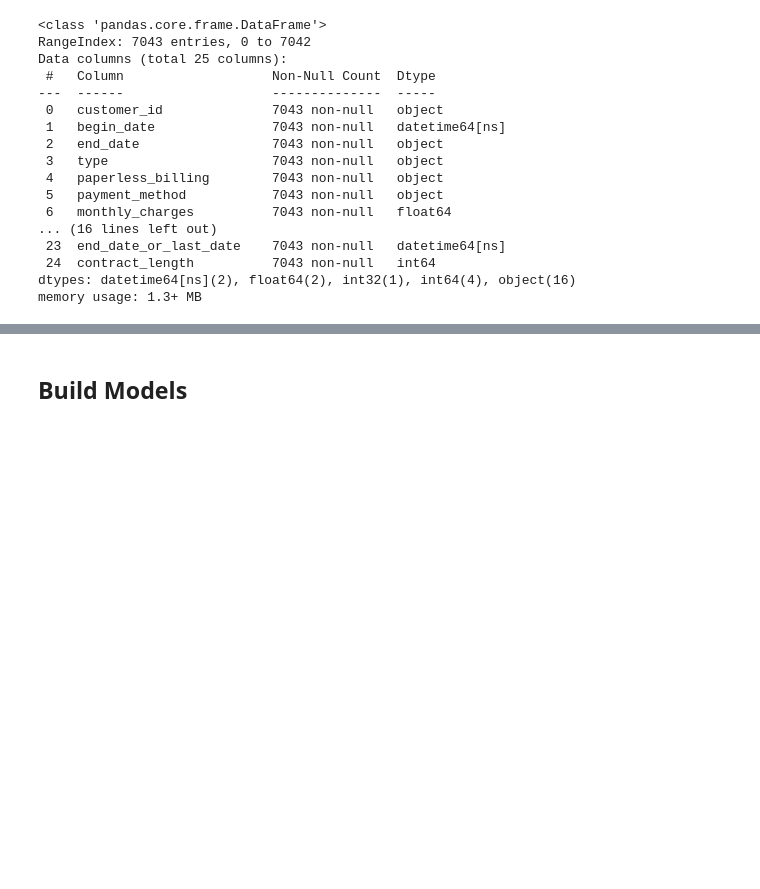
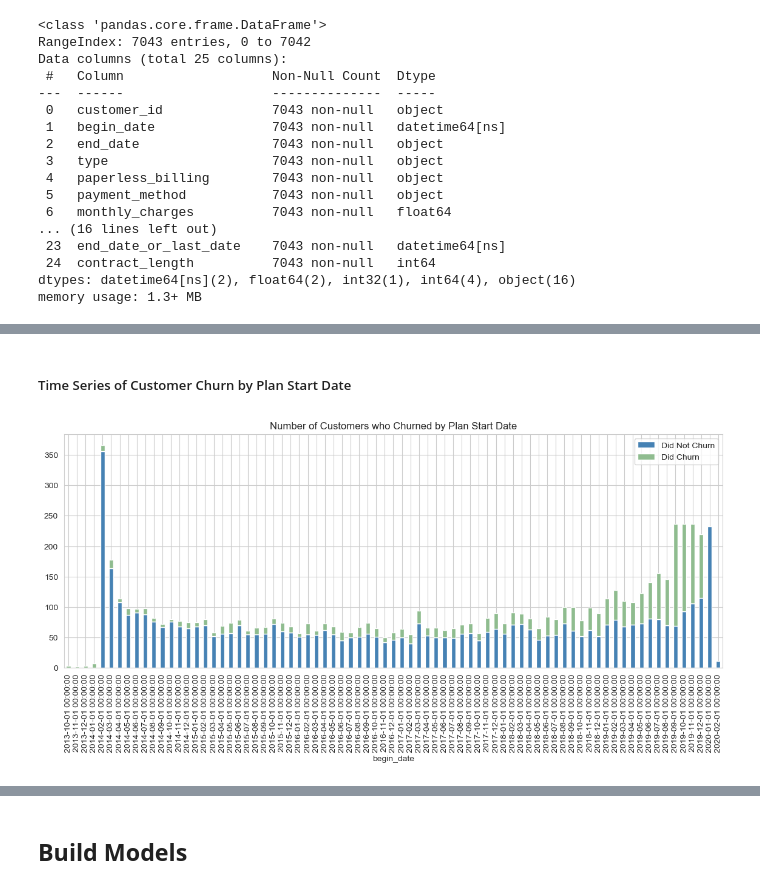
Before and after one commit to kellyshreeve/final-project, a Jupyter notebook: project-code.ipynb, the cells around one changed output, grey strips where cells are left out. Drawn from its saved outputs; the diff is of its cells as text; code cells hidden in the pictures; blank space fills up the shorter version.

```diff
--- a/project-code.ipynb
+++ b/project-code.ipynb
@@ -799,0 +798,15 @@ for column in categorical_columns.columns:
+# %% [markdown]
+##### Time Series of Customer Churn by Plan Start Date
+# %%
+# Time Series plot for Begin Date Colored by Churned
+
+churned_by_date = merged_df.groupby(['begin_date', 'churned']).size().reset_index().pivot(columns='churned', index='begin_date', values=0)
+
+churned_by_date.plot(kind='bar', stacked=True, figsize=(14, 5), color=['steelblue', 'darkseagreen'])
+
+plt.title('Number of Customers who Churned by Plan Start Date')
+plt.legend(['Did Not Churn', 'Did Churn'])
+
+plt.show()
+# %% [output]
+[figure, added]
```
Also changed, not shown: parts of 15 cells of this notebook.
